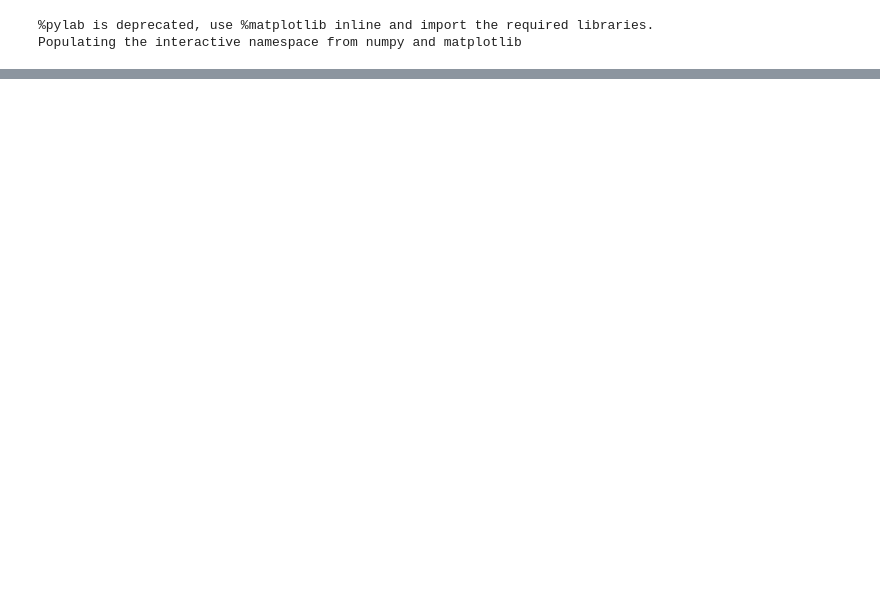
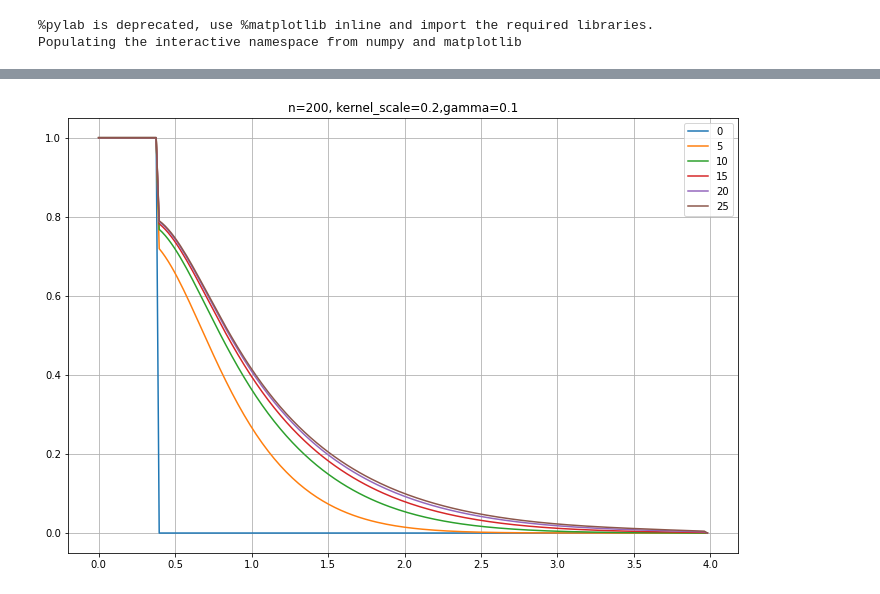
Before and after one commit to AndOslandsbotn/Multi-res-voltage-prop-exp, a Jupyter notebook: Yoav/Yoav.ipynb, the cells around one changed output, grey strips where cells are left out. Saved outputs shown, nothing was run; the diff lists cells and outputs as text; code cells hidden in the pictures; blank space fills up the shorter version.

```diff
--- a/Yoav/Yoav.ipynb
+++ b/Yoav/Yoav.ipynb
@@ -42,0 +45,16 @@ V=zeros(n+2)
+# %%
+figure(figsize=[12,8])
+V=zeros(n+2)
+V[0:int(n/10)]=1;
+V[-1]=0
+X=arange(0,4,4/V.shape[0])
+for i in range(30):
+    if i % 5 ==0 :
+        plot(X,V,label=str(i))
+    V=np.dot(V,K)
+    V[0:int(n/10)]=1;  V[-1]=0
+legend()
+grid()
+title(f'n={n}, kernel_scale={kernel_scale},gamma={gamma}');
+# %% [output]
+[figure, added]
```
Also changed, not shown: parts of 7 cells of this notebook.
